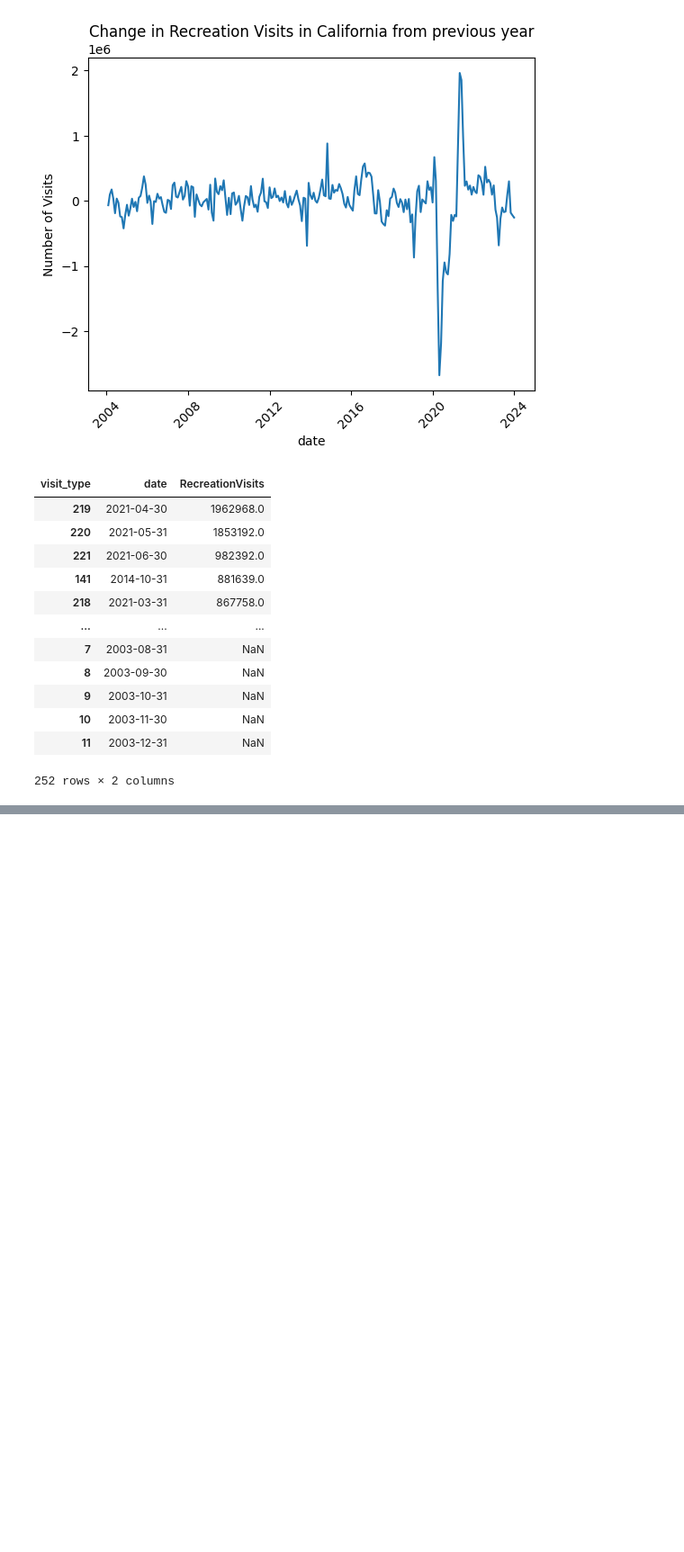
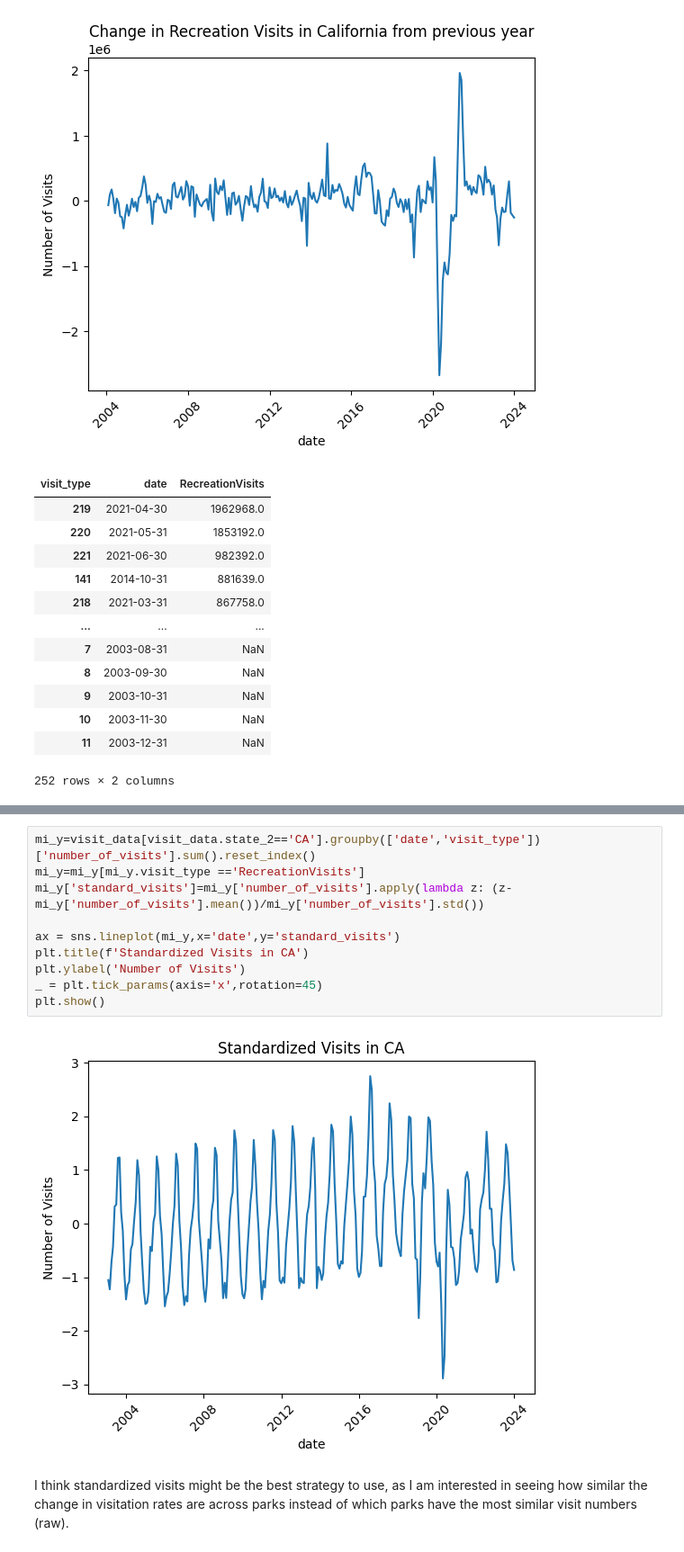
Before and after one commit to scmcqueen/NationalParksDataMining, a Jupyter notebook: state_similarity.ipynb, the cells around one changed output, grey strips where cells are left out. Shown at 90% size. Cells and saved outputs as stored; diff of their text form; blank space fills up the shorter version.

```diff
--- a/state_similarity.ipynb
+++ b/state_similarity.ipynb
@@ -202,0 +219,14 @@ mi_diff[['date','RecreationVisits']].sort_values('RecreationVisits',ascending=Fa
+# %%
+mi_y=visit_data[visit_data.state_2=='CA'].groupby(['date','visit_type'])['number_of_visits'].sum().reset_index()
+mi_y=mi_y[mi_y.visit_type =='RecreationVisits']
+mi_y['standard_visits']=mi_y['number_of_visits'].apply(lambda z: (z-mi_y['number_of_visits'].mean())/mi_y['number_of_visits'].std())
+
+ax = sns.lineplot(mi_y,x='date',y='standard_visits')
+plt.title(f'Standardized Visits in CA')
+plt.ylabel('Number of Visits')
+_ = plt.tick_params(axis='x',rotation=45)
+plt.show()
+# %% [output]
+[figure, added]
+# %% [markdown]
+I think standardized visits might be the best strategy to use, as I am interested in seeing how similar the change in visitation rates are across parks instead of which parks have the most similar visit numbers (raw).
```
Also changed, not shown: parts of 8 cells of this notebook.
